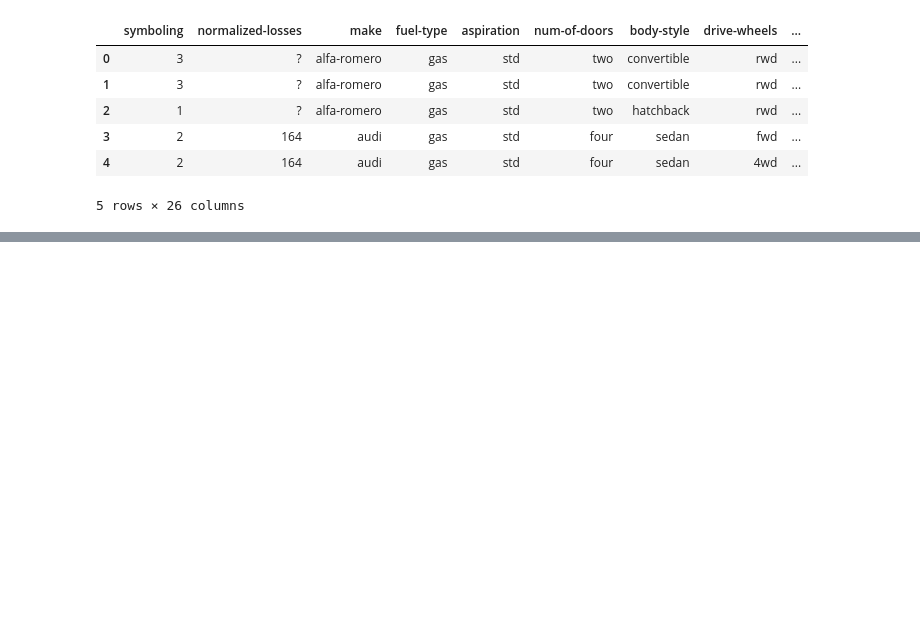
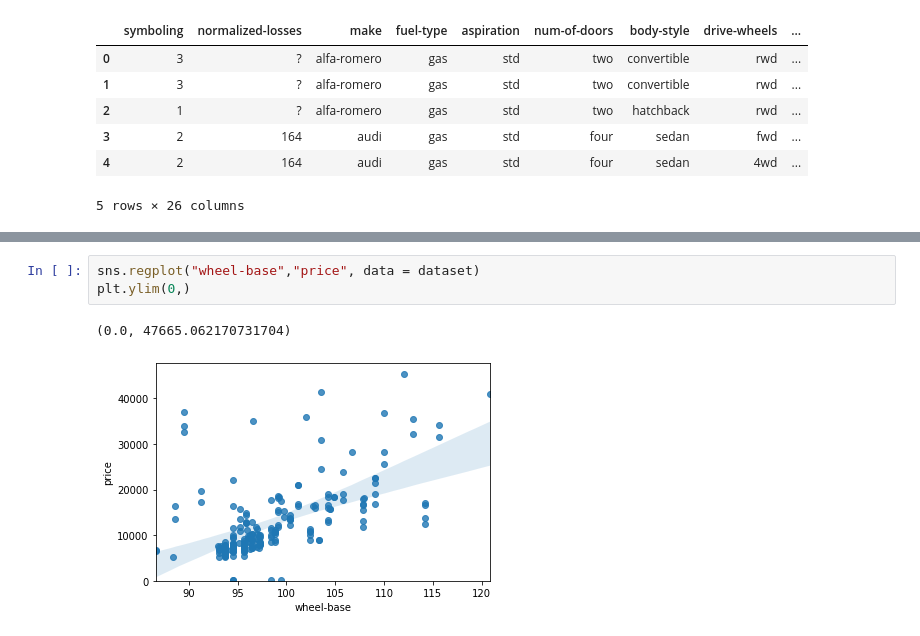
Before and after one commit to Huynh-Tr/Data-Analysis, a Jupyter notebook: IBM data analysis.ipynb, the cells around one changed output, grey strips where cells are left out. Cells and saved outputs as stored; diff of their text form; blank space fills up the shorter version.

```diff
--- a/IBM data analysis.ipynb
+++ b/IBM data analysis.ipynb
@@ -100,0 +385,6 @@ dataset.head()
+# %%
+sns.regplot("wheel-base","price", data = dataset)
+plt.ylim(0,)
+# %% [output]
+(0.0, 47665.062170731704)
+[figure, added]
```
Also changed, not shown: parts of 110 cells of this notebook, 1 other file.
